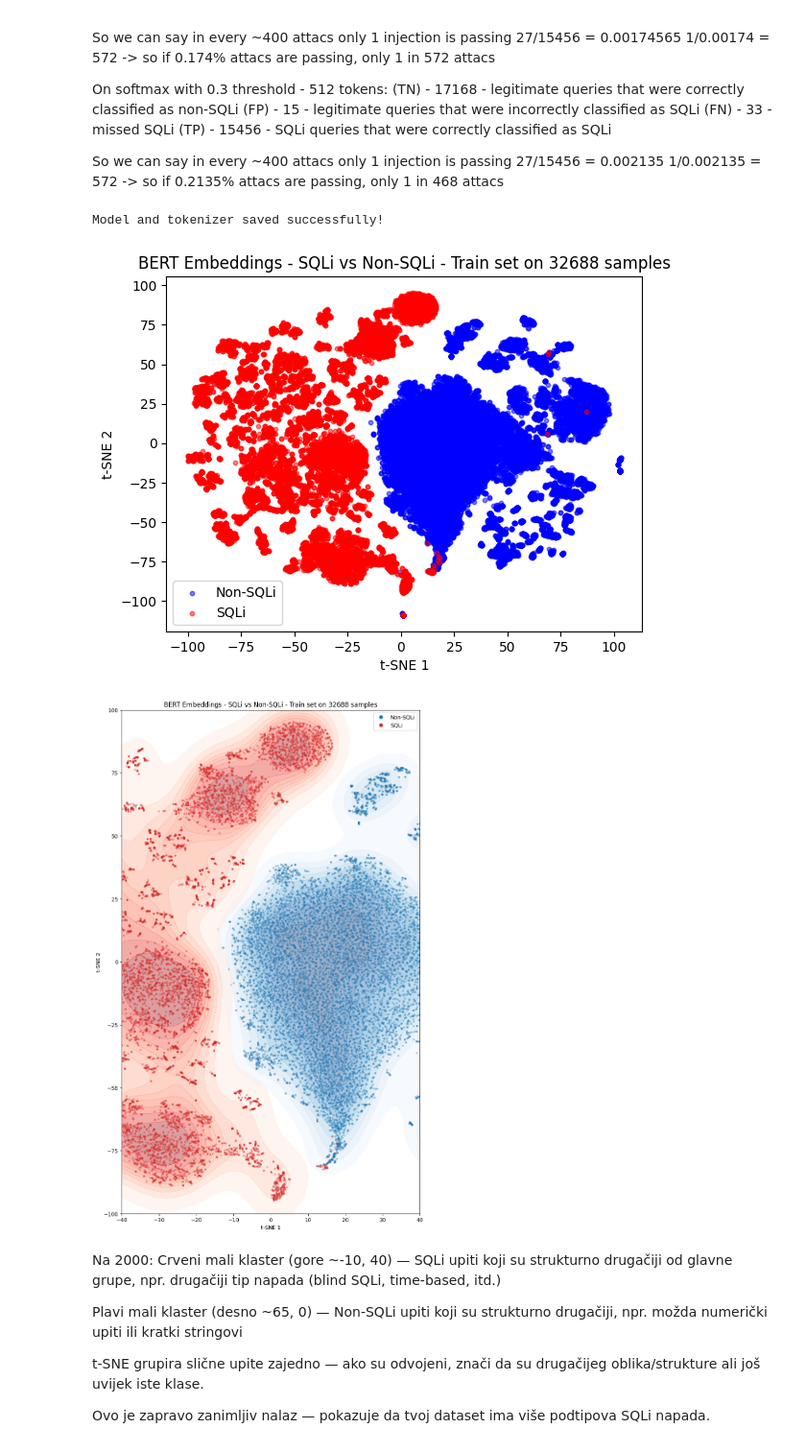
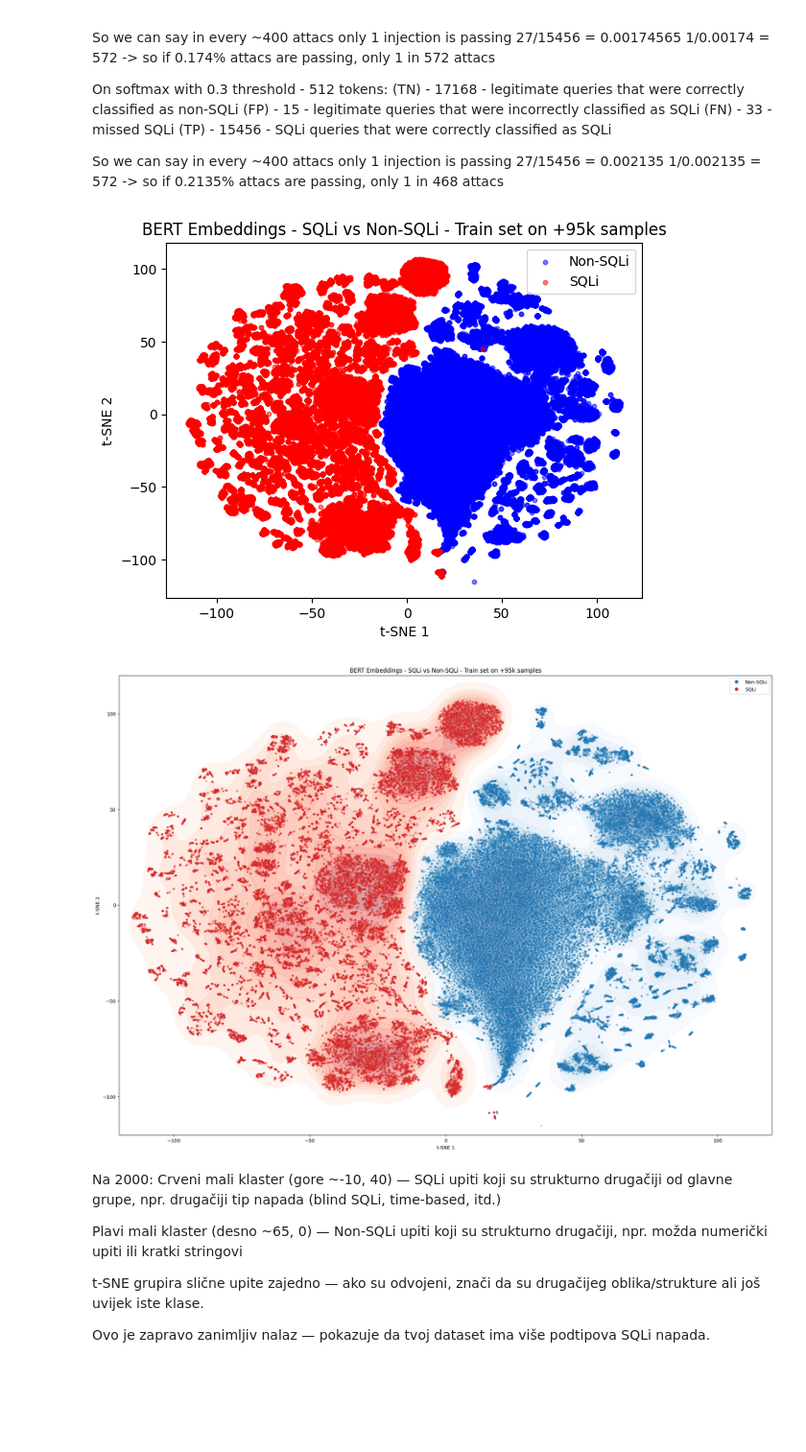
Before and after one commit to viserionnina/bert-sqli-detection, a Jupyter notebook: notebooks/training.ipynb, the cells around one changed output. Shown at 96% size. Saved outputs shown, nothing was run; the diff lists cells and outputs as text; code cells hidden in the pictures; blank space fills up the shorter version.

Commit message:
Detailing proces, fixing bugs, setting training notebook with loaded model

```diff
--- a/notebooks/training.ipynb
+++ b/notebooks/training.ipynb
@@ -655,9 +674,3 @@ On softmax with 0.3 threshold - 512 tokens:
 So we can say in every ~400 attacs only 1 injection is passing
 27/15456 = 0.002135
 1/0.002135 = 572 -> so if 0.2135% attacs are passing, only 1 in 468 attacs
-# %%
-model.save_pretrained('../models/bert_sqli_model_4_epochs_512_tokens')
-tokenizer.save_pretrained('../models/bert_sqli_tokenizer_4_epochs_512_tokens')
-print("Model and tokenizer saved successfully!")
-# %% [output]
-Model and tokenizer saved successfully!
@@ -675,7 +686,7 @@ embeddings = []
 labels_list = []
 
 with torch.no_grad():
-    for batch in test_loader:
+    for batch in train_loader:
         test_input_ids, test_attention_masks, test_labels = [t.to(device) for t in batch]
         outputs = model(input_ids=test_input_ids, attention_mask=test_attention_masks, output_hidden_states=True)
         # CLS token = reprezentacija cijelog upita
@@ -699,38 +710,38 @@ plt.scatter(X_2d[idx_1, 0], X_2d[idx_1, 1], c='red', label='SQLi', alpha=0.5, s=
 plt.xlabel('t-SNE 1')
 plt.ylabel('t-SNE 2')
 plt.legend()
-plt.title('BERT Embeddings - SQLi vs Non-SQLi - Train set on 32688 samples')
-plt.savefig('../results/tsne_scatter_32688_samples.png', dpi=300, bbox_inches='tight')
+plt.title('BERT Embeddings - SQLi vs Non-SQLi - Train set on +95k samples')
+plt.savefig('../results/tsne_scatter_32688_samples_train.png', dpi=300, bbox_inches='tight')
 plt.show()
 # %% [output]
-[figure, old version]
+[figure, new version]
 # %%
 import seaborn as sns
 from matplotlib.lines import Line2D
 
-fig, ax = plt.subplots(figsize=(10, 17))
+fig, ax = plt.subplots(figsize=(24, 17))
 
 for label, cmap, color, name in [(0, 'Blues', '#1f77b4', 'Non-SQLi'), (1, 'Reds', '#d62728', 'SQLi')]:
     idx = np.where(y == label)
     points = X_2d[idx]
     sns.kdeplot(x=points[:, 0], y=points[:, 1], cmap=cmap, fill=True, alpha=0.4, ax=ax)
     ax.scatter(points[:, 0], points[:, 1], c=color, alpha=0.3, s=8)
 
 # zoom na granicu
-ax.set_xlim(-40, 40)
-ax.set_ylim(-100, 100)
+ax.set_xlim(-120, 120)
+ax.set_ylim(-120, 120)
 
 # ručna legenda
 legend_elements = [Line2D([0], [0], marker='o', color='w', markerfacecolor='#1f77b4', markersize=8, label='Non-SQLi'),
                    Line2D([0], [0], marker='o', color='w', markerfacecolor='#d62728', markersize=8, label='SQLi')]
 ax.legend(handles=legend_elements)
 ax.set_xlabel('t-SNE 1')
 ax.set_ylabel('t-SNE 2')
-ax.set_title('BERT Embeddings - SQLi vs Non-SQLi - Train set on 32688 samples')
-plt.savefig('../results/tsne_kde_32688_samples_border.png', dpi=300, bbox_inches='tight')
+ax.set_title('BERT Embeddings - SQLi vs Non-SQLi - Train set on +95k samples')
+plt.savefig('../results/tsne_kde_32688_samples_border_train.png', dpi=300, bbox_inches='tight')
 plt.show()
 # %% [output]
-[figure, old version]
+[figure, new version]
 # %% [markdown]
 Na 2000:
 Crveni mali klaster (gore ~-10, 40) — SQLi upiti koji su strukturno drugačiji od glavne grupe, npr. drugačiji tip napada (blind SQLi, time-based, itd.)
```
Also changed, not shown: parts of 7 cells of this notebook, 6 other files.
